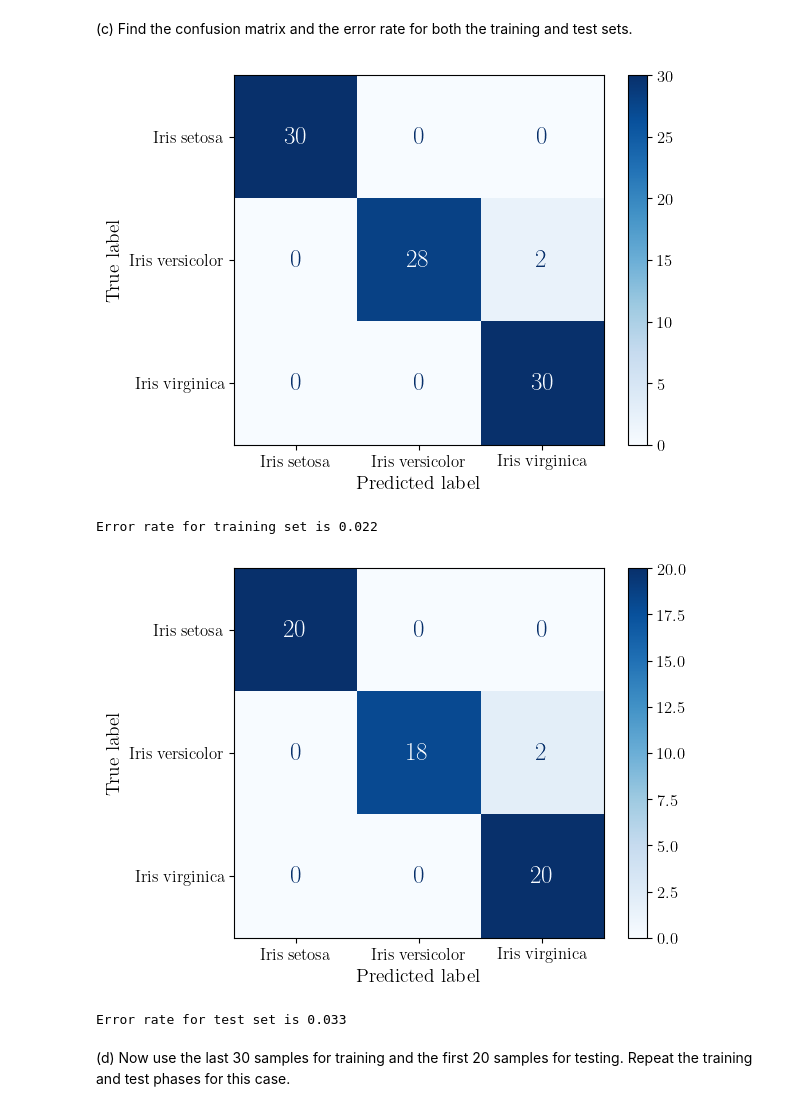
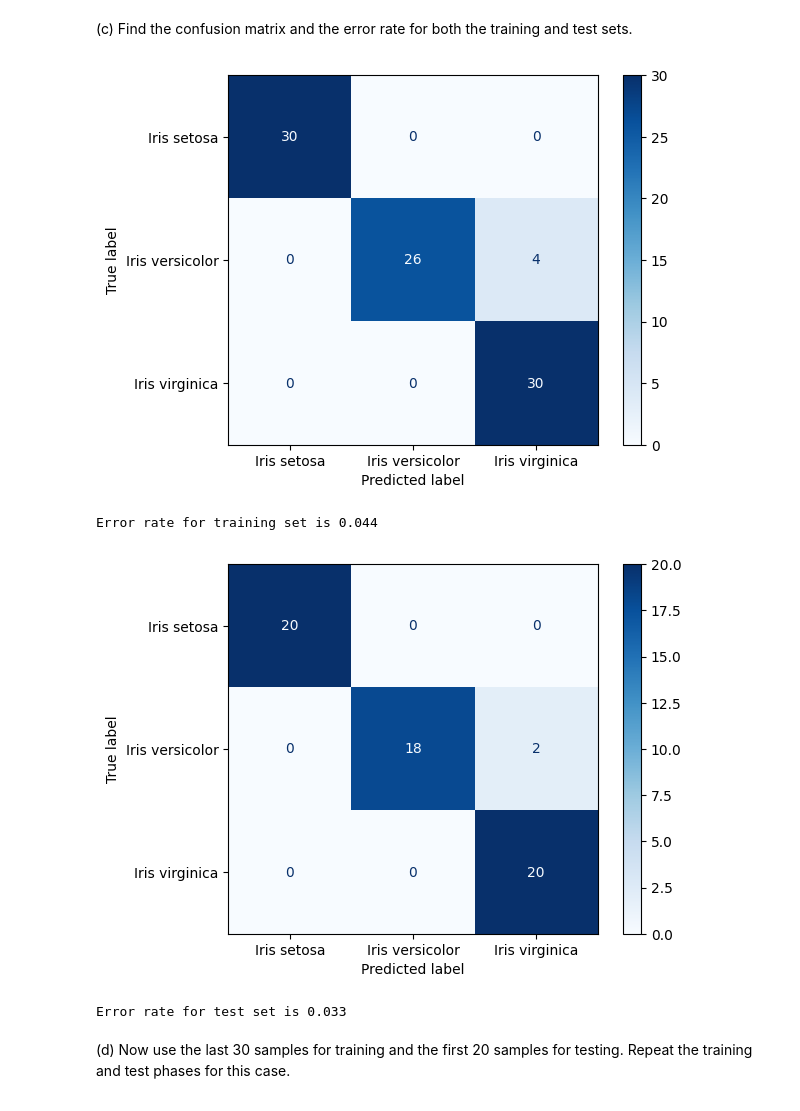
Before and after one commit to mokamv/Classification-Project, a Jupyter notebook: Task 1/iristask.ipynb, the cells around one changed output. Drawn from its saved outputs; the diff is of its cells as text; code cells hidden in the pictures.

```diff
--- a/Task 1/iristask.ipynb
+++ b/Task 1/iristask.ipynb
@@ -105,21 +119,7 @@ def train_linear_classifier(X, T, num_classes, num_iterations, alpha):
 # %%
-import matplotlib as mpl
-
-# Latex style and font
-mpl.rcParams.update({
-    "text.usetex": True,
-    "font.family": "serif",
-    "font.serif": ["Computer Modern Roman"],
-    "axes.labelsize": 12,
-    "font.size": 14,
-    "legend.fontsize": 10,
-    "xtick.labelsize": 10,
-    "ytick.labelsize": 10,
-})
-
 #Initiliazation of hyperparameters
-LEARNING_RATE = 0.005
-NUM_iterations = 3000
+LEARNING_RATE = 0.0025
+NUM_iterations = 600
 NUM_CLASSES = 3
 
 alpha = [0.001, 0.0025, 0.005, 0.0075]
@@ -166,38 +155,24 @@ def confusion_matrix(preds, targets):
 # %% [markdown]
 (c) Find the confusion matrix and the error rate for both the training and test sets.
 # %%
-import matplotlib as mpl
-
-# Latex style and font
-mpl.rcParams.update({
-    "text.usetex": True,
-    "font.family": "serif",
-    "font.serif": ["Computer Modern Roman"],
-    "axes.labelsize": 14,
-    "font.size": 18,
-    "legend.fontsize": 12,
-    "xtick.labelsize": 12,
-    "ytick.labelsize": 12,
-})
-
 #Confusion matrices and error rate for training set
 W_trained, loss_history = train_linear_classifier(X_train, T_train, NUM_CLASSES, NUM_iterations, LEARNING_RATE)
 train_preds, train_targets = get_predictions_and_targets(X_train, T_train, W_trained)
 train_cm = confusion_matrix(train_preds, train_targets)
 train_error_rate = get_error_rate(train_preds, train_targets)
 print(f"Error rate for training set is {train_error_rate:.3f}")
 
 #Confusion matrices and errror rate for test set
 test_preds, test_targets = get_predictions_and_targets(X_test, T_test, W_trained)
 test_cm = confusion_matrix(test_preds, test_targets)
 test_error_rate = get_error_rate(test_preds, test_targets)
 print(f"Error rate for test set is {test_error_rate:.3f}")
 
 #Confusion matrices and errror rate for training set
 # %% [output]
-[figure, old version]
+[figure, new version]
-Error rate for training set is 0.022
+Error rate for training set is 0.044
-[figure, old version]
+[figure, new version]
 Error rate for test set is 0.033
 # %% [markdown]
 (d) Now use the last 30 samples for training and the first 20 samples for testing.
```
Also changed, not shown: parts of 12 cells of this notebook, 25 other files.
